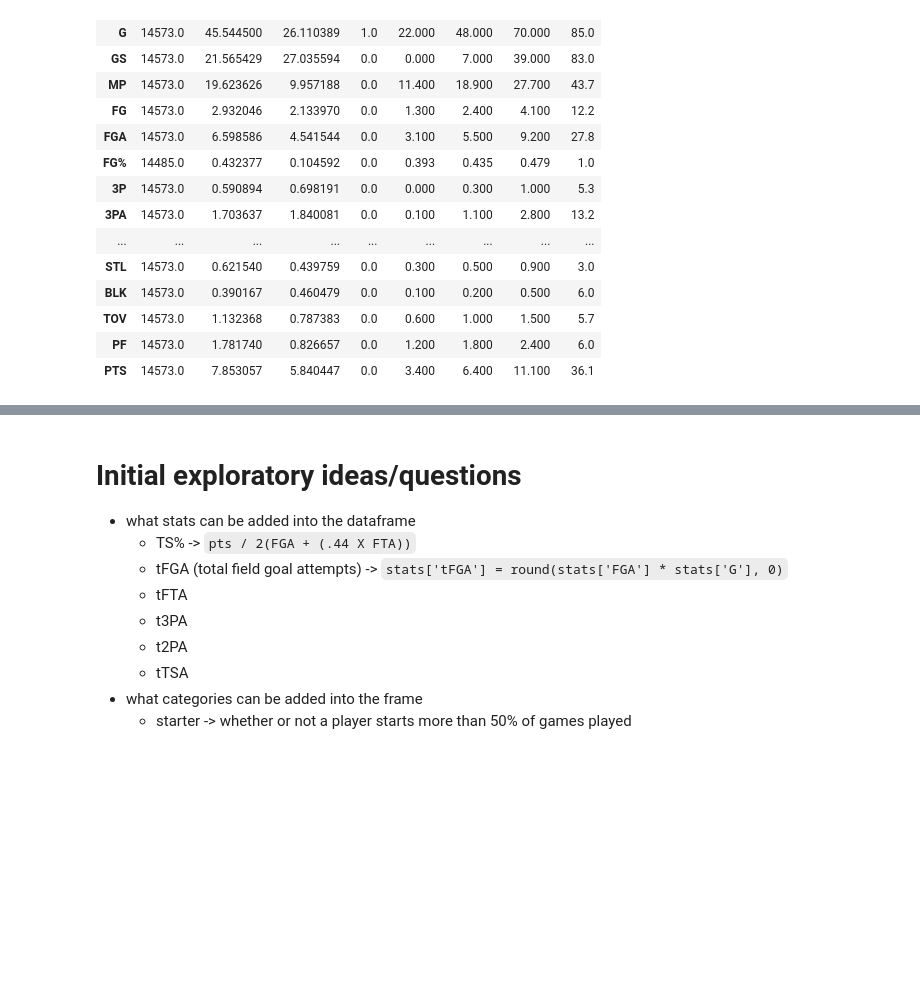
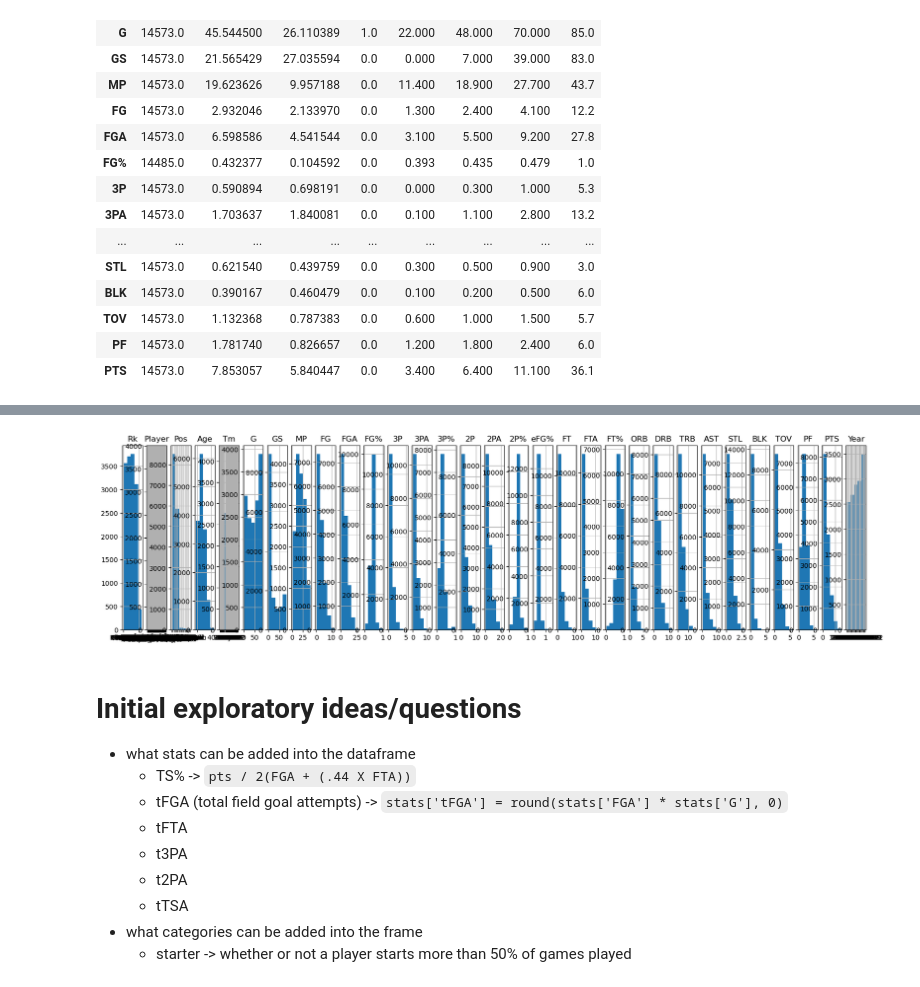
Before and after one commit to joshua-shorterivey/basic_basketball_analysis, a Jupyter notebook: explore.ipynb, the cells around one changed output, grey strips where cells are left out. Cells and saved outputs as stored; diff of their text form; code cells hidden in the pictures; blank space fills up the shorter version.

```diff
--- a/explore.ipynb
+++ b/explore.ipynb
@@ -55,3 +89,17 @@ stats.describe().T
+# %%
+# check for outliers
+plt.figure(figsize=(20,5))
+i=1
+
+for col in stats.columns:
+    plt.subplot(1, len(stats.columns), i)
+    stats[col].hist(bins=5)
+    plt.title(col)
+    i += 1
+plt.tight_layout()
+plt.show()
+# %% [output]
+[figure, added]
 # %% [markdown]
 # Initial exploratory ideas/questions
 * what stats can be added into the dataframe
```
Also changed, not shown: parts of 5 cells of this notebook.
